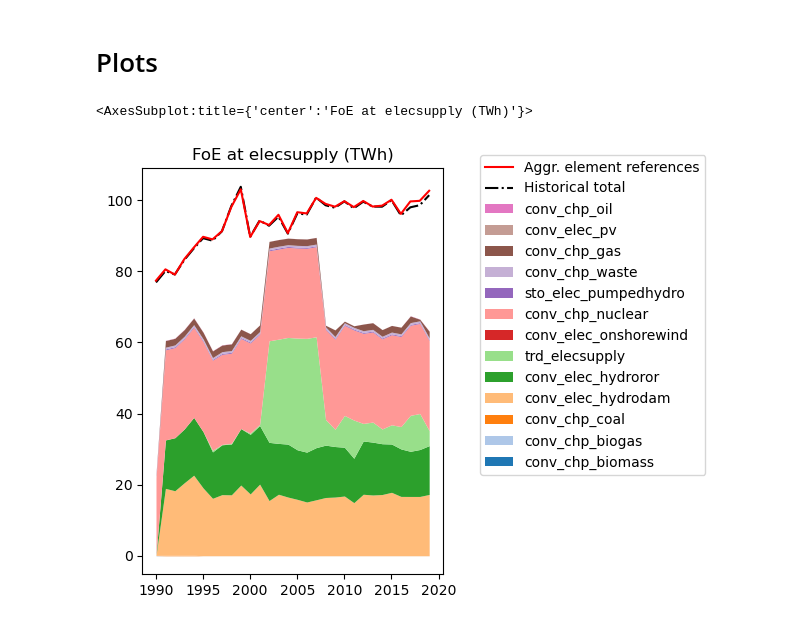
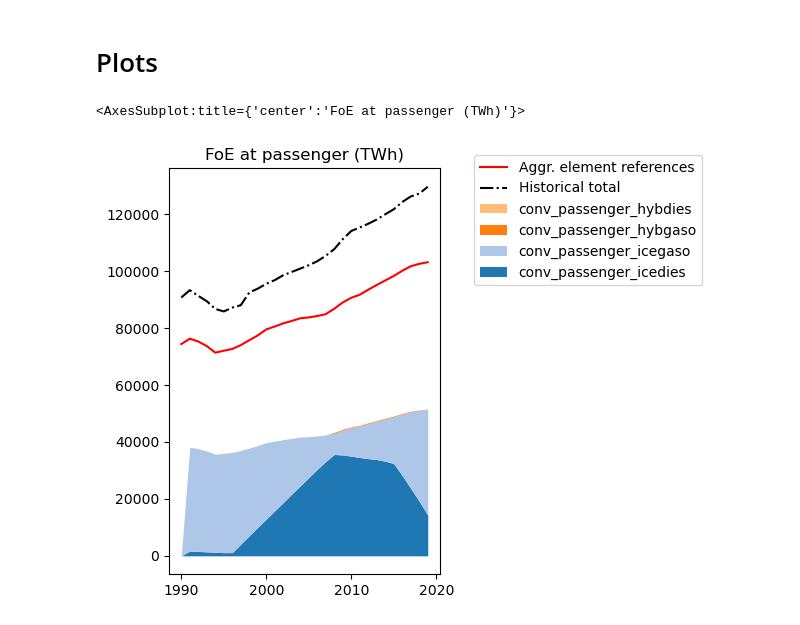
Before and after one commit to irm-codebase/RESTORE, a Jupyter notebook: restore_v1.ipynb, the cells around one changed output. Drawn from its saved outputs; the diff is of its cells as text; code cells hidden in the pictures.

```diff
--- a/restore_v1.ipynb
+++ b/restore_v1.ipynb
@@ -244,7 +244,7 @@ def c_maxexportshare(model, flow, process, year, hour):
     if process in model.TradesExp:
         # Only exports supported, for now
         if data_handler.check_cnf(process, "enable_max_export_share"):
-            max_share = data_handler.get_const(process, "max_export_share")
+            max_share = data_handler.get_const(process, "flow_in_max_share")
             if max_share is not None:
                 return model.fin[flow, process, year, hour] <= max_share * sum(model.fin[f, e, year, hour] for (f,e) in model.FiE if f == flow)
             raise ValueError("Max export share enabled without value for", process)
@@ -257,7 +257,7 @@ def c_maximportshare(model, flow, process, year, hour):
     if process in model.TradesImp:
         # Only exports supported, for now
         if data_handler.check_cnf(process, "enable_max_import_share"):
-            max_share = data_handler.get_const(process, "max_import_share")
+            max_share = data_handler.get_const(process, "flow_out_max_share")
             if max_share is not None:
                 return model.fout[flow, process, year, hour] <= max_share * sum(model.fout[f, e, year, hour] for (f,e) in model.FoE if f == flow)
             raise ValueError("Max import share enabled without value for", process)
@@ -599,11 +599,11 @@ for y in model.Years-model.Y0:
         model.a["dem_elec", y, h].set_value(elec_demand_y_h[y][h])
 # %%
 # Set passenger travel demand
-# pass_demand_shape = [0, 0, 0,0.001672241,0.003344482,0.013377926,0.050167224,0.066889632,0.050167224,
-#                      0.046822742,0.046822742,0.063545151,0.060200669,0.070234114,0.056856187,0.060200669,
-#                      0.08361204,0.093645485,0.075250836,0.058528428,0.033444816,0.026755853,0.025083612,
-#                      0.013377926]
-pass_demand_shape = [1/24]*24
+pass_demand_shape = [0, 0, 0,0.001672241,0.003344482,0.013377926,0.050167224,0.066889632,0.050167224,
+                     0.046822742,0.046822742,0.063545151,0.060200669,0.070234114,0.056856187,0.060200669,
+                     0.08361204,0.093645485,0.075250836,0.058528428,0.033444816,0.026755853,0.025083612,
+                     0.013377926]
+# pass_demand_shape = [1/24]*24
 
 for y in model.Years-model.Y0:
     for h in model.Hours:
@@ -722,10 +740,10 @@ m.write("debug_{0}.ilp".format("CHE"))
 # %% [markdown]
 # Plots
 # %%
-restore_plots.plot_fout_act(model, data_handler, "elecsupply", unit="TWh")
+restore_plots.plot_fout_act(model, data_handler, "passenger", unit="TWh")
 # %% [output]
-<AxesSubplot:title={'center':'FoE at elecsupply (TWh)'}>
+<AxesSubplot:title={'center':'FoE at passenger (TWh)'}>
-[figure, old version]
+[figure, new version]
 # %%
 restore_plots.plot_fin_act(model, data_handler, "elecsupply")
 # %%
```
Also changed, not shown: parts of 5 cells of this notebook, 16 other files.
